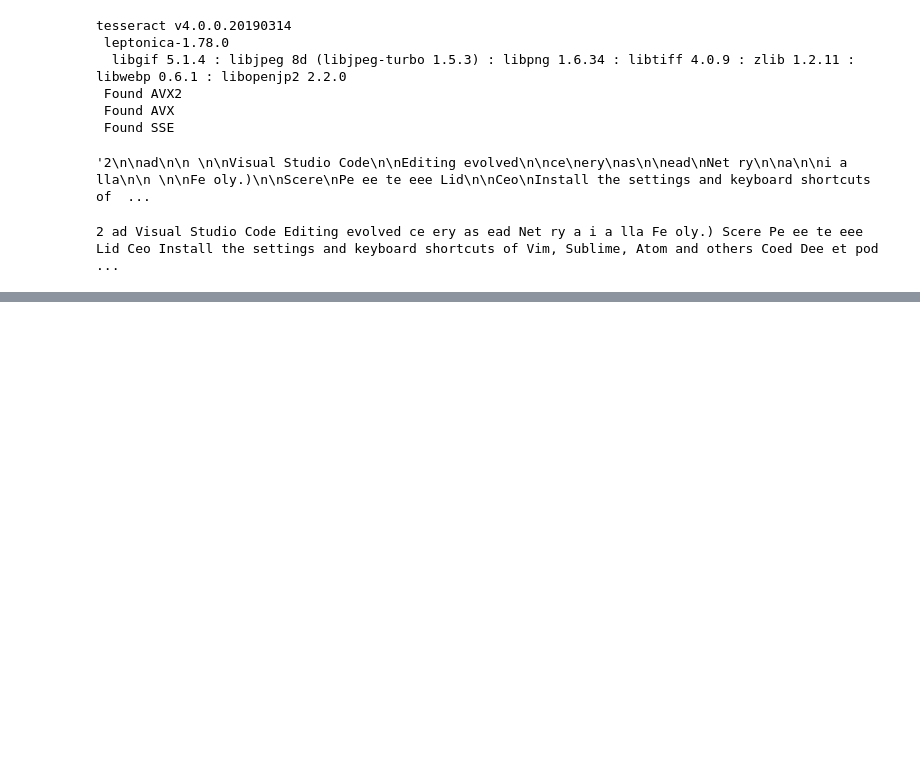
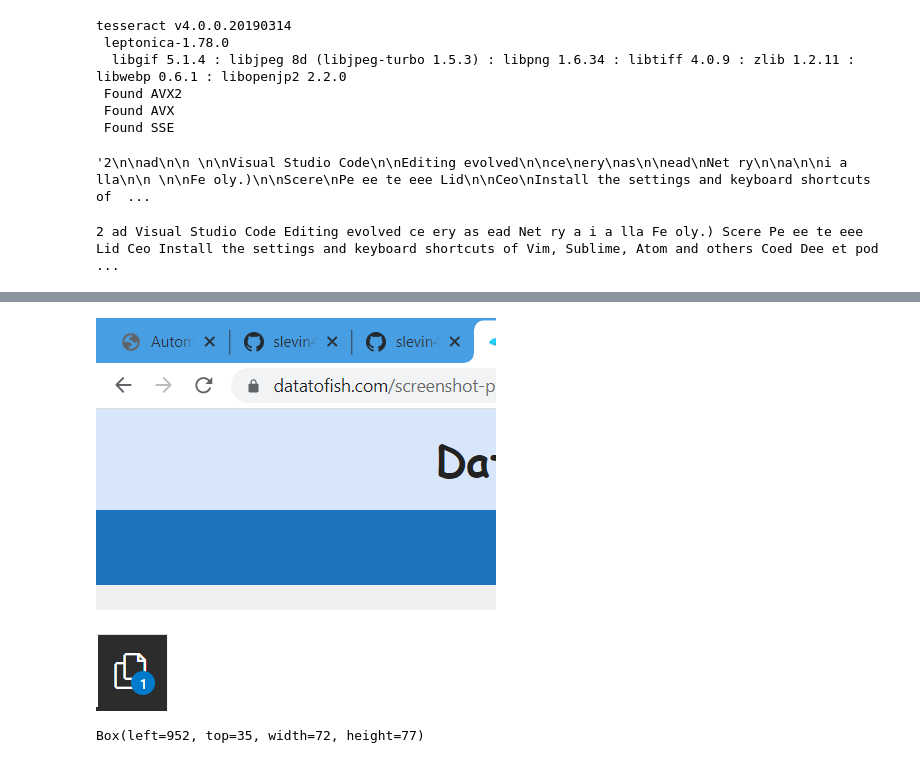
Before and after one commit to slevin48/video-analyzer, a Jupyter notebook: notebook.ipynb, the cells around one changed output, grey strips where cells are left out. Drawn from its saved outputs; the diff is of its cells as text; code cells hidden in the pictures; blank space fills up the shorter version.

```diff
--- a/notebook.ipynb
+++ b/notebook.ipynb
@@ -158,0 +210,5 @@ with open("downloads/ocr.txt","w") as f:
+# %%
+img = pyautogui.screenshot(region=(0,0, 400, 300))
+img
+# %% [output]
+[figure, added]
@@ -158,0 +217,9 @@ with open("downloads/ocr.txt","w") as f:
+# %%
+from PIL import Image
+Image.open('vscode.png')
+# %% [output]
+[figure, added]
+# %%
+pyautogui.locateOnScreen('vscode.png')
+# %% [output]
+Box(left=952, top=35, width=72, height=77)
```
Also changed, not shown: parts of 16 cells of this notebook, 13 other files.
